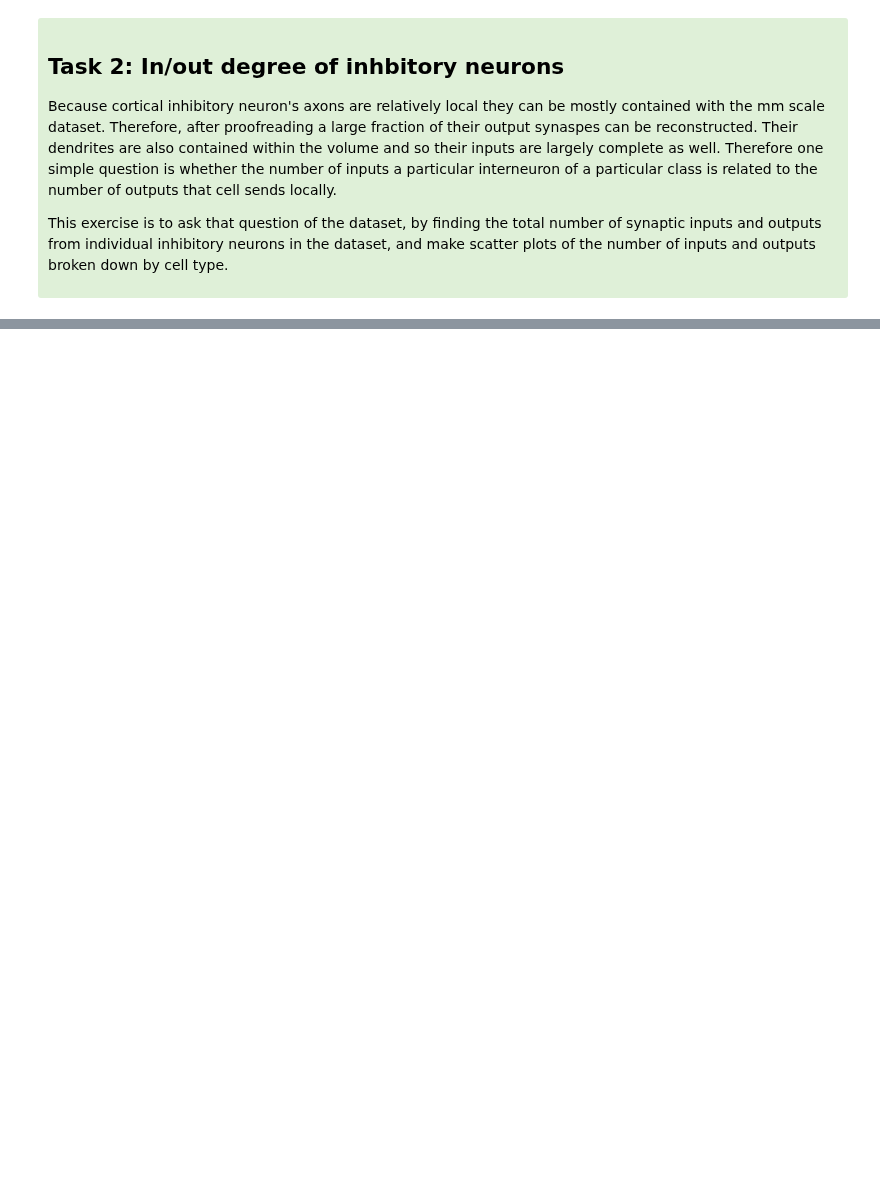
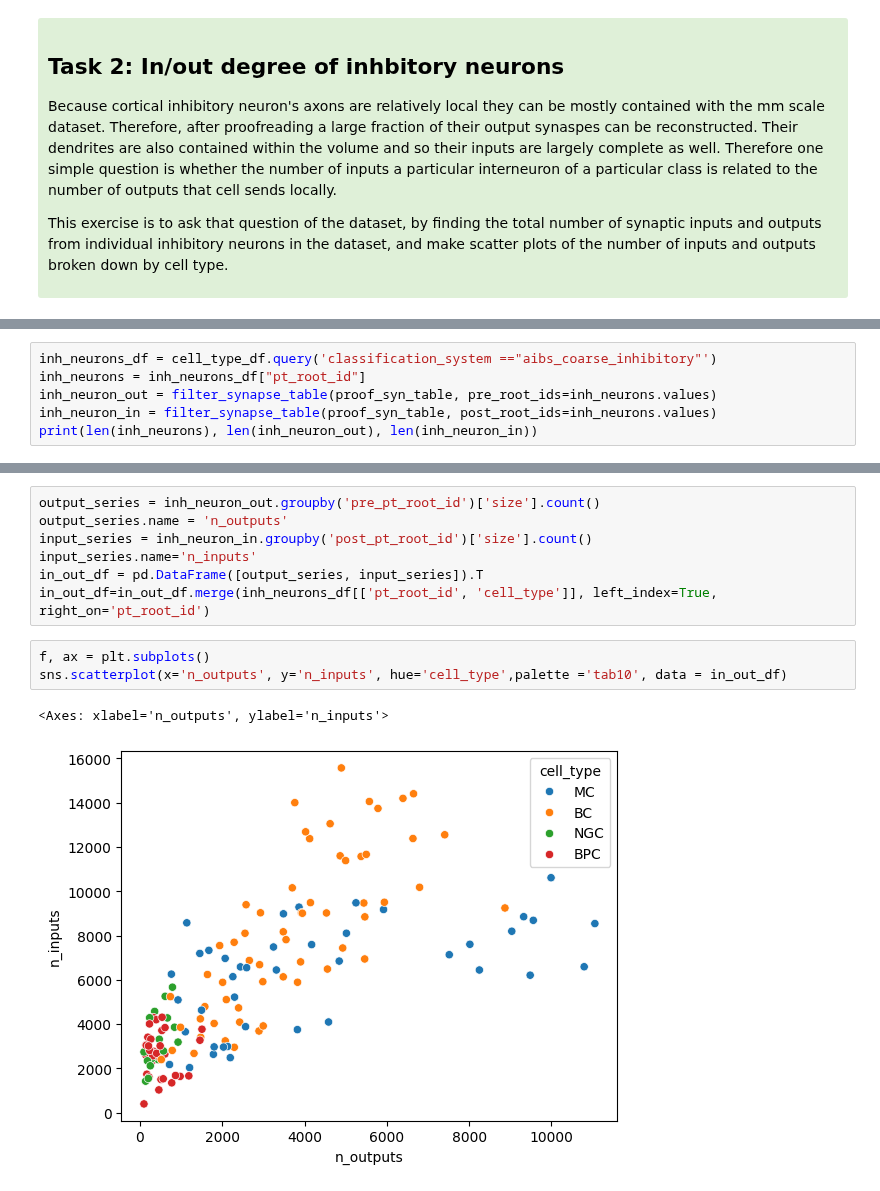
Before and after one commit to JEElsner/SWDB_2024_Anatomy, a Jupyter notebook: code/Notebook Exercises - EM - solutions.ipynb, the cells around one changed output, grey strips where cells are left out. Saved outputs shown, nothing was run; the diff lists cells and outputs as text; blank space fills up the shorter version.

```diff
--- a/code/Notebook Exercises - EM - solutions.ipynb
+++ b/code/Notebook Exercises - EM - solutions.ipynb
@@ -288,0 +299,6 @@ This exercise is to ask that question of the dataset, by finding the total numbe
+# %%
+inh_neurons_df = cell_type_df.query('classification_system =="aibs_coarse_inhibitory"')
+inh_neurons = inh_neurons_df["pt_root_id"]
+inh_neuron_out = filter_synapse_table(proof_syn_table, pre_root_ids=inh_neurons.values)
+inh_neuron_in = filter_synapse_table(proof_syn_table, post_root_ids=inh_neurons.values)
+print(len(inh_neurons), len(inh_neuron_out), len(inh_neuron_in))
@@ -288,0 +315,13 @@ This exercise is to ask that question of the dataset, by finding the total numbe
+# %%
+output_series = inh_neuron_out.groupby('pre_pt_root_id')['size'].count()
+output_series.name = 'n_outputs'
+input_series = inh_neuron_in.groupby('post_pt_root_id')['size'].count()
+input_series.name='n_inputs'
+in_out_df = pd.DataFrame([output_series, input_series]).T
+in_out_df=in_out_df.merge(inh_neurons_df[['pt_root_id', 'cell_type']], left_index=True, right_on='pt_root_id')
+# %%
+f, ax = plt.subplots()
+sns.scatterplot(x='n_outputs', y='n_inputs', hue='cell_type',palette ='tab10', data = in_out_df)
+# %% [output]
+<Axes: xlabel='n_outputs', ylabel='n_inputs'>
+[figure, added]
```
Also changed, not shown: parts of 9 cells of this notebook, 1 other file.
